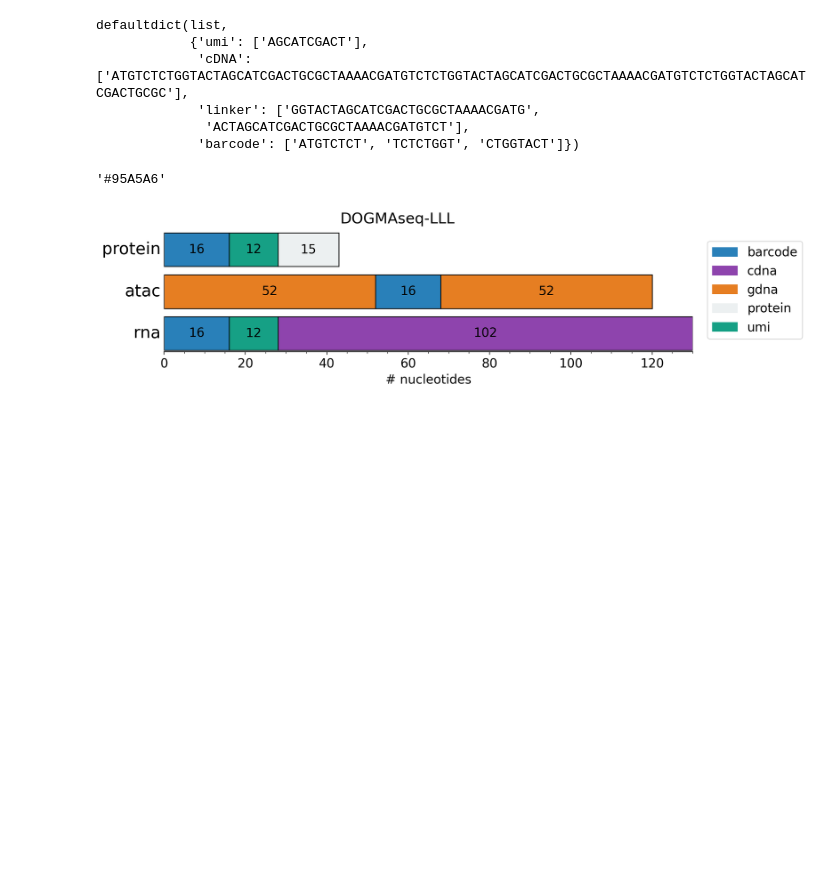
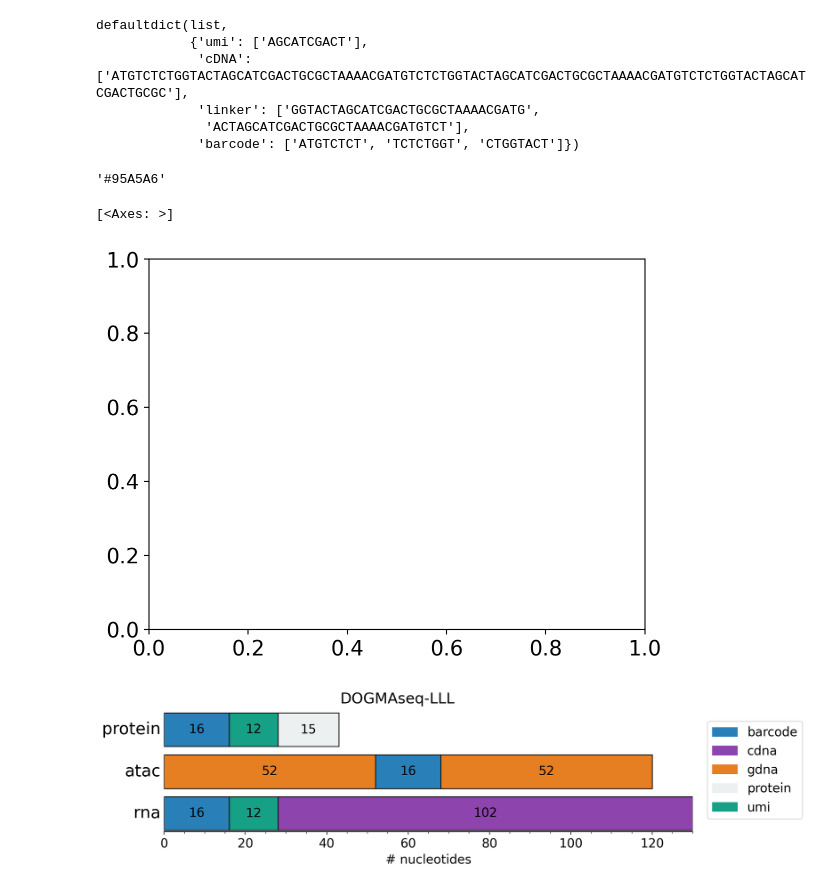
Before and after one commit to pachterlab/seqspec, a Jupyter notebook: examples/seqspec-dev.ipynb, the cells around one changed output. Cells and saved outputs as stored; diff of their text form; code cells hidden in the pictures; blank space fills up the shorter version.

```diff
--- a/examples/seqspec-dev.ipynb
+++ b/examples/seqspec-dev.ipynb
@@ -385,6 +385,12 @@ modes = np.array(modes)[asort].tolist()
 # %%
 from matplotlib.patches import Rectangle
 import matplotlib.patches as mpatches
+# %%
+fig, ax = plt.subplots()
+fig.get_axes()
+# %% [output]
+[<Axes: >]
+[figure, added]
 # %%
 fig, axs = plt.subplots(figsize=(10,1*nmodes), nrows=nmodes, constrained_layout=True)
 fig.suptitle("DOGMAseq-LLL")
```
Also changed, not shown: parts of 1 cell of this notebook.
